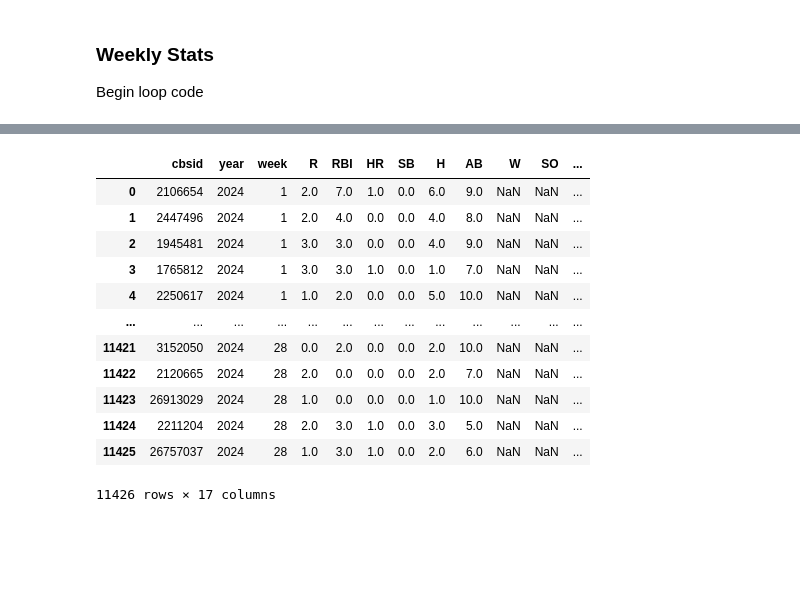
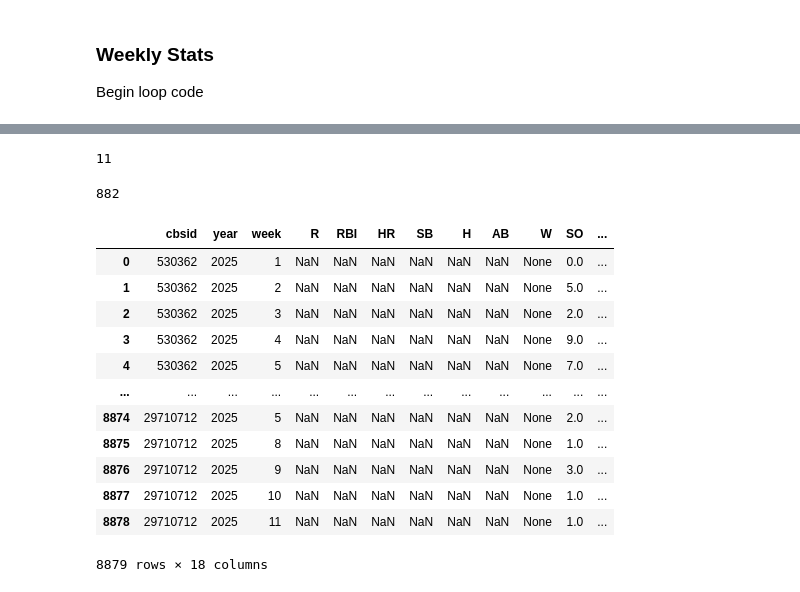
Before and after one commit to haueter19/xdl, a Jupyter notebook: CBS Scrape Stats by Period.ipynb, the cells around one changed output, grey strips where cells are left out. Cells and saved outputs as stored; diff of their text form; code cells hidden in the pictures; blank space fills up the shorter version.

```diff
--- a/CBS Scrape Stats by Period.ipynb
+++ b/CBS Scrape Stats by Period.ipynb
@@ -1162,22 +1207,28 @@ df[df.index.isin(s[s].index)]
+# %%
+wk
+# %% [output]
+11
 # %%
 # Upload to stats table
 
 #df[(df['week'].isin([wk])) & (df['AB']>=0)]
-df[(df['week'].isin([wk]))][['cbsid', 'year', 'week', 'R', 'RBI', 'HR', 'SB', 'H', 'AB', 'W', 'SO', 'SvHld', 'ER', 'Ha', 'BBa', 'IP', 'outs']]\
+df[(df['week'].isin([wk]))][['cbsid', 'year', 'week', 'R', 'RBI', 'HR', 'SB', 'H', 'AB', 'QS', 'SO', 'SvHld', 'ER', 'Ha', 'BBa', 'IP', 'outs']]\
     .to_sql('stats', if_exists='append', con=engine, index=False)
+# %% [output]
+882
 # %%
-pd.read_sql('SELECT * FROM stats WHERE year=2024 AND AB IS NOT NULL ORDER BY week', engine)
+pd.read_sql('SELECT s.* FROM stats s WHERE s.year=2025 ORDER BY s.cbsid, s.week', engine)
 # %% [output]
 |  | cbsid | year | week | R | RBI | HR | SB | H | AB | W | SO | ... |
-| 0 | 2106654 | 2024 | 1 | 2.0 | 7.0 | 1.0 | 0.0 | 6.0 | 9.0 | NaN | NaN | ... |
-| 1 | 2447496 | 2024 | 1 | 2.0 | 4.0 | 0.0 | 0.0 | 4.0 | 8.0 | NaN | NaN | ... |
-| 2 | 1945481 | 2024 | 1 | 3.0 | 3.0 | 0.0 | 0.0 | 4.0 | 9.0 | NaN | NaN | ... |
-| 3 | 1765812 | 2024 | 1 | 3.0 | 3.0 | 1.0 | 0.0 | 1.0 | 7.0 | NaN | NaN | ... |
-| 4 | 2250617 | 2024 | 1 | 1.0 | 2.0 | 0.0 | 0.0 | 5.0 | 10.0 | NaN | NaN | ... |
+| 0 | 530362 | 2025 | 1 | NaN | NaN | NaN | NaN | NaN | NaN | None | 0.0 | ... |
+| 1 | 530362 | 2025 | 2 | NaN | NaN | NaN | NaN | NaN | NaN | None | 5.0 | ... |
+| 2 | 530362 | 2025 | 3 | NaN | NaN | NaN | NaN | NaN | NaN | None | 2.0 | ... |
+| 3 | 530362 | 2025 | 4 | NaN | NaN | NaN | NaN | NaN | NaN | None | 9.0 | ... |
+| 4 | 530362 | 2025 | 5 | NaN | NaN | NaN | NaN | NaN | NaN | None | 7.0 | ... |
 | ... | ... | ... | ... | ... | ... | ... | ... | ... | ... | ... | ... | ... |
-| 11421 | 3152050 | 2024 | 28 | 0.0 | 2.0 | 0.0 | 0.0 | 2.0 | 10.0 | NaN | NaN | ... |
-| 11422 | 2120665 | 2024 | 28 | 2.0 | 0.0 | 0.0 | 0.0 | 2.0 | 7.0 | NaN | NaN | ... |
-| 11423 | 26913029 | 2024 | 28 | 1.0 | 0.0 | 0.0 | 0.0 | 1.0 | 10.0 | NaN | NaN | ... |
-| 11424 | 2211204 | 2024 | 28 | 2.0 | 3.0 | 1.0 | 0.0 | 3.0 | 5.0 | NaN | NaN | ... |
-| 11425 | 26757037 | 2024 | 28 | 1.0 | 3.0 | 1.0 | 0.0 | 2.0 | 6.0 | NaN | NaN | ... |
+| 8874 | 29710712 | 2025 | 5 | NaN | NaN | NaN | NaN | NaN | NaN | None | 2.0 | ... |
+| 8875 | 29710712 | 2025 | 8 | NaN | NaN | NaN | NaN | NaN | NaN | None | 1.0 | ... |
+| 8876 | 29710712 | 2025 | 9 | NaN | NaN | NaN | NaN | NaN | NaN | None | 3.0 | ... |
+| 8877 | 29710712 | 2025 | 10 | NaN | NaN | NaN | NaN | NaN | NaN | None | 1.0 | ... |
+| 8878 | 29710712 | 2025 | 11 | NaN | NaN | NaN | NaN | NaN | NaN | None | 1.0 | ... |
-11426 rows × 17 columns
+8879 rows × 18 columns
```
Also changed, not shown: parts of 93 cells of this notebook, 10 other files.
